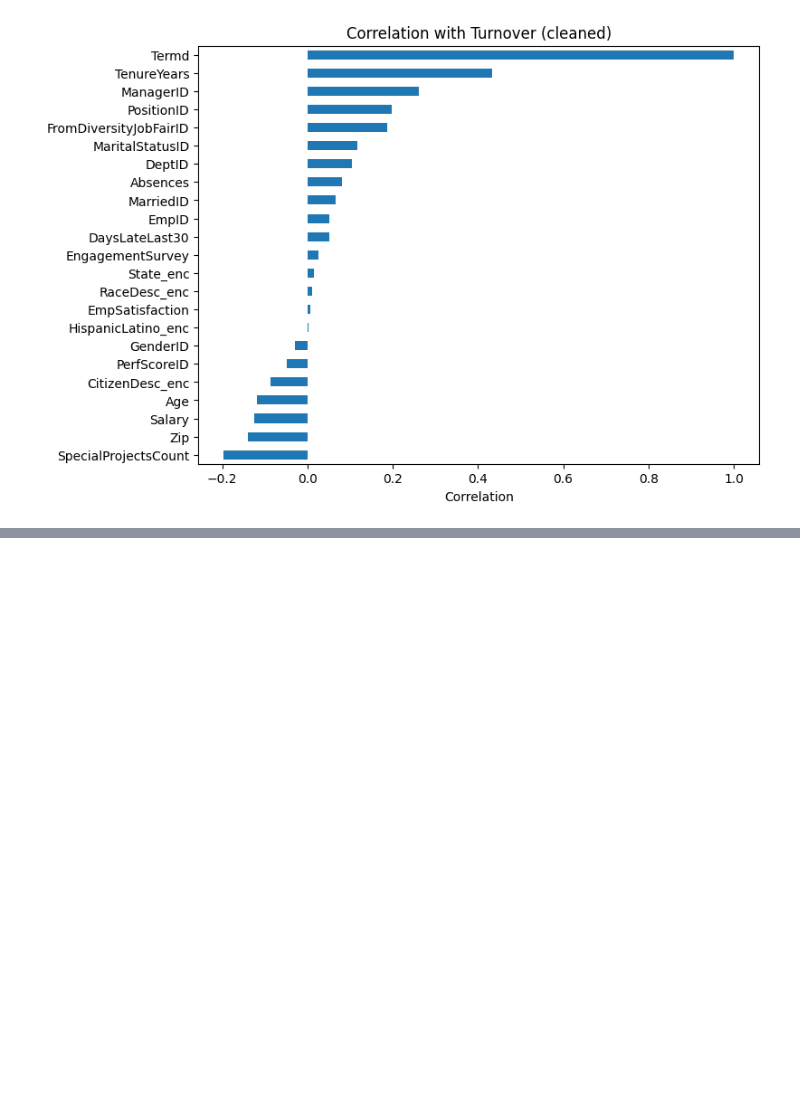
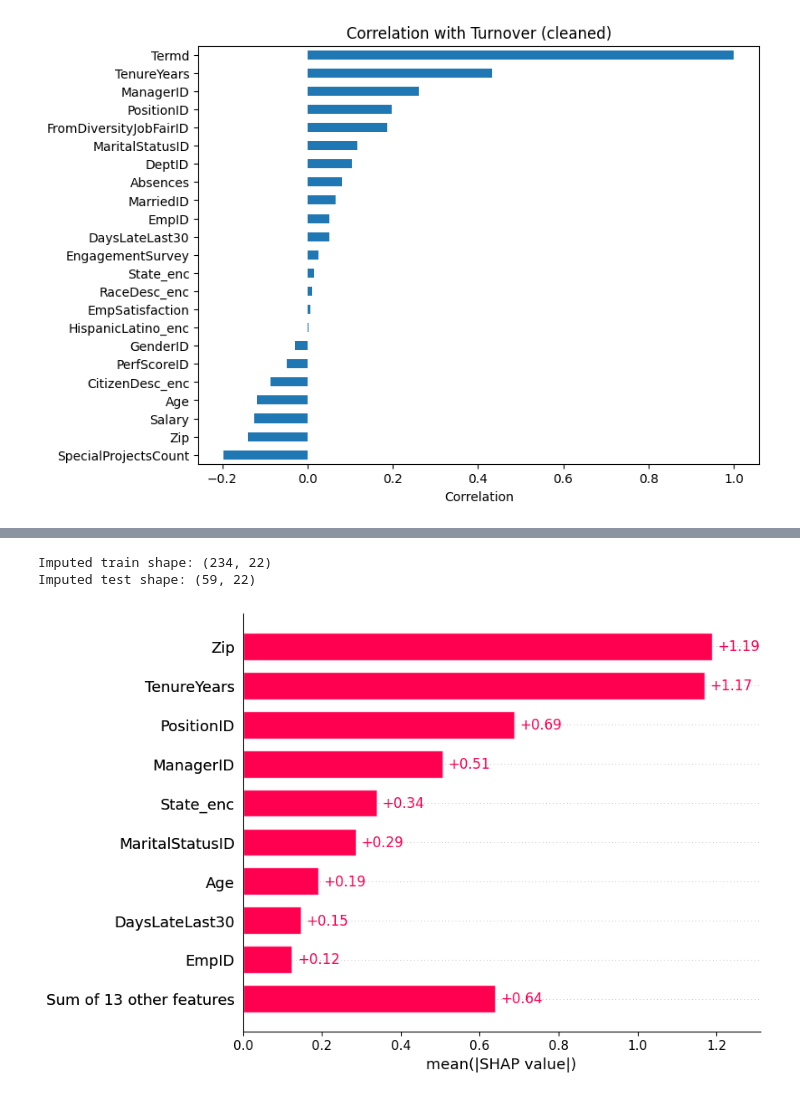
Before and after one commit to oviachane/Hackathon_AI_explainability-, a Jupyter notebook: notebooks/eda.ipynb, the cells around one changed output, grey strips where cells are left out. Cells and saved outputs as stored; diff of their text form; code cells hidden in the pictures; blank space fills up the shorter version.

```diff
--- a/notebooks/eda.ipynb
+++ b/notebooks/eda.ipynb
@@ -433,0 +680,36 @@ plt.show()
+# %%
+# Prepare imputed data for SHAP
+
+imputer = model.named_steps["imputer"]
+classifier = model.named_steps["classifier"]
+
+X_train_imputed = pd.DataFrame(
+    imputer.transform(X_train),
+    columns=X_train.columns,
+    index=X_train.index
+)
+
+X_test_imputed = pd.DataFrame(
+    imputer.transform(X_test),
+    columns=X_test.columns,
+    index=X_test.index
+)
+
+print("Imputed train shape:", X_train_imputed.shape)
+print("Imputed test shape:", X_test_imputed.shape)
+# %% [output]
+Imputed train shape: (234, 22)
+Imputed test shape: (59, 22)
+# %%
+# SHAP explainability
+
+import shap
+
+explainer = shap.LinearExplainer(classifier, X_train_imputed)
+shap_values = explainer(X_test_imputed)
+# %%
+# Global feature importance
+
+shap.plots.bar(shap_values)
+# %% [output]
+[figure, added]
```
Also changed, not shown: parts of 33 cells of this notebook.
